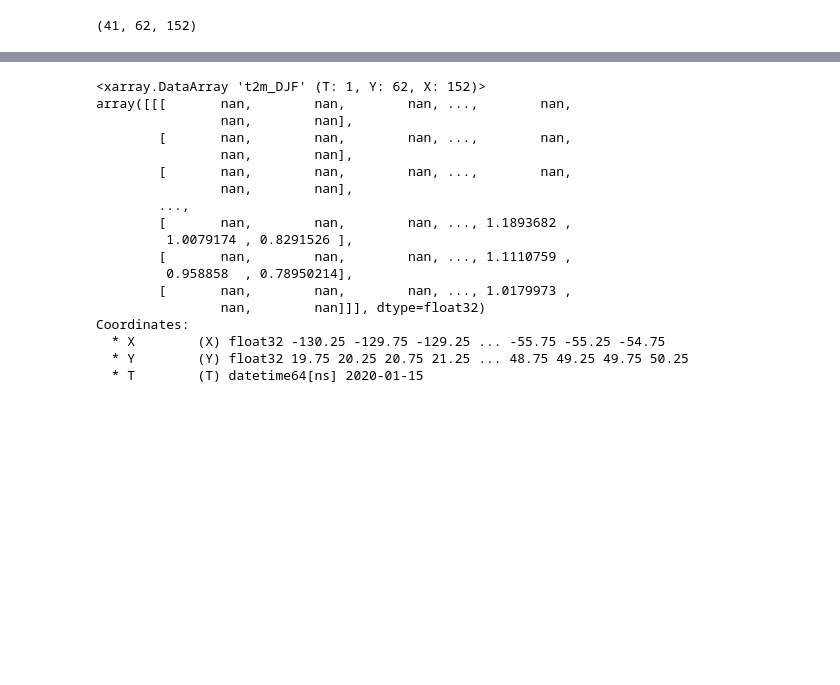
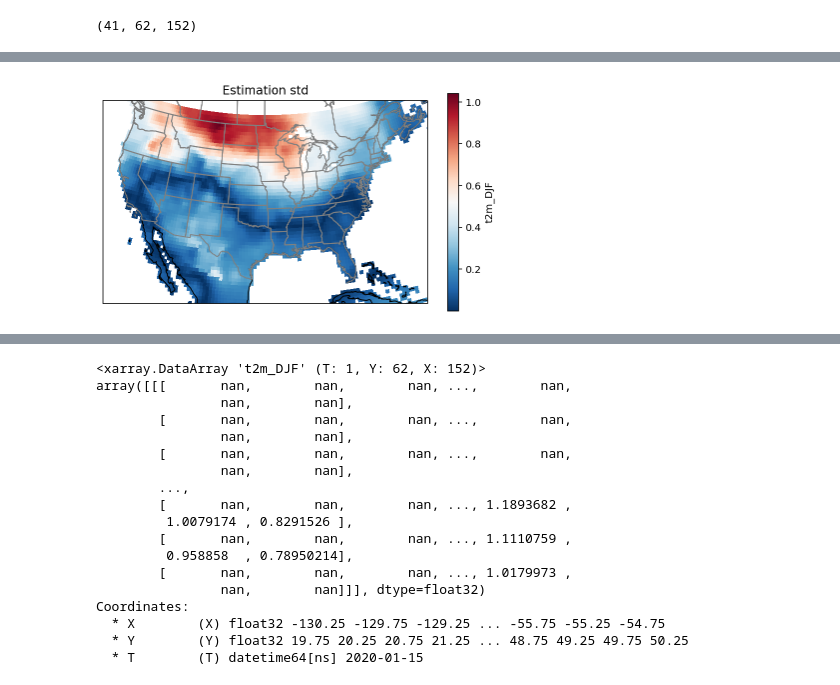
Before and after one commit to jp3993/apma4990-jp3993, a Jupyter notebook: HW-05.ipynb, the cells around one changed output, grey strips where cells are left out. Drawn from its saved outputs; the diff is of its cells as text; code cells hidden in the pictures; blank space fills up the shorter version.

```diff
--- a/HW-05.ipynb
+++ b/HW-05.ipynb
@@ -839,0 +820,22 @@ Coordinates:
+# %%
+yhat = X@beta
+
+std = yhat.std(axis=0)
+
+std = std.reshape((62, 152))
+
+std_map = t2m_terciles_above
+
+std_map.values = std
+
+fig = plt.figure(figsize=(16,4))
+extent = [-120, -70, 20, 50.5]
+
+ax = plt.subplot(1, 2, 1, projection=proj_map)
+std_map.plot.pcolormesh(transform=proj_dta, ax = ax, cmap='RdBu_r')
+ax.coastlines();
+ax.add_feature(cfeature.STATES, edgecolor='gray')
+ax.set_extent(extent)
+ax.set_title('Estimation std');
+# %% [output]
+[figure, added]
```
Also changed, not shown: parts of 4 cells of this notebook.
